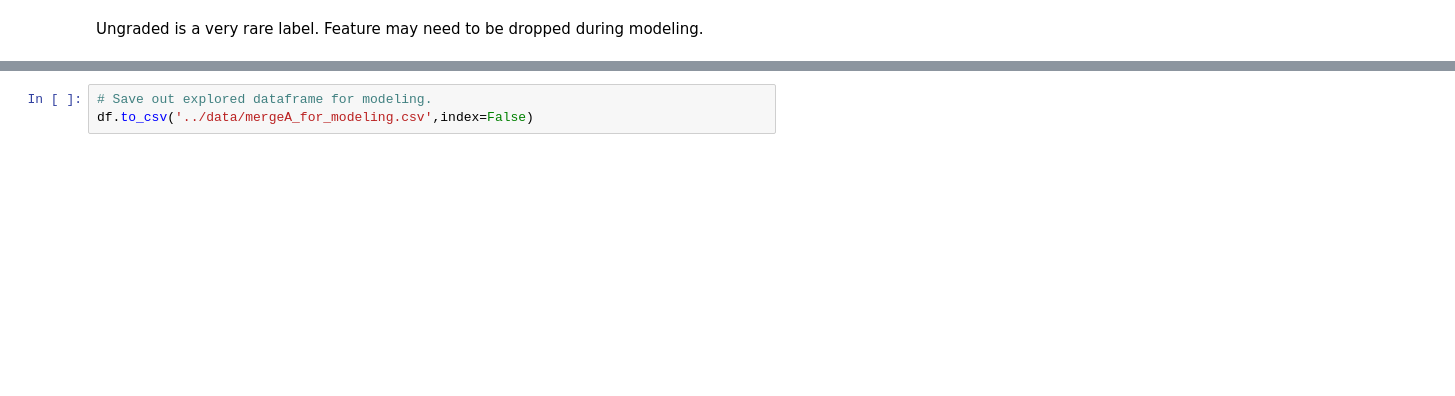
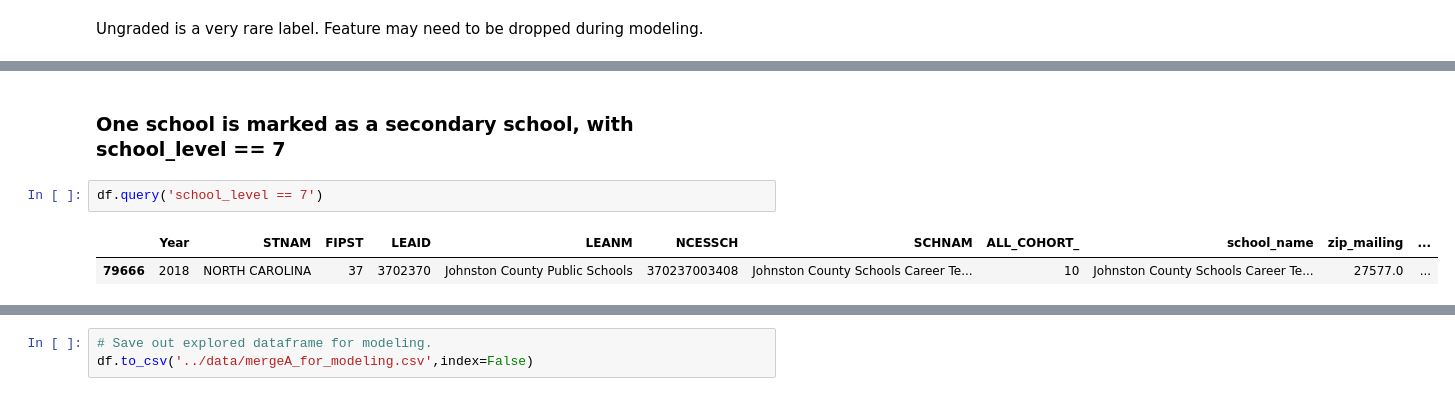
Before and after one commit to georgetown-analytics/student-outcomes, a Jupyter notebook: notebooks/eda.ipynb, the cells around one changed output, grey strips where cells are left out. Saved outputs shown, nothing was run; the diff lists cells and outputs as text; blank space fills up the shorter version.

```diff
--- a/notebooks/eda.ipynb
+++ b/notebooks/eda.ipynb
@@ -221,3 +211,10 @@ sns.pairplot(df[['school_level','school_type','charter','magnet','ALL_RATE_']])
+# %% [markdown]
+### One school is marked as a secondary school, with school_level == 7
+# %%
+df.query('school_level == 7')
+# %% [output]
+|  | Year | STNAM | FIPST | LEAID | LEANM | NCESSCH | SCHNAM | ALL_COHORT_ | school_name | zip_mailing | ... |
+| 79666 | 2018 | NORTH CAROLINA | 37 | 3702370 | Johnston County Public Schools | 370237003408 | Johnston County Schools Career Te... | 10 | Johnston County Schools Career Te... | 27577.0 | ... |
 # %%
 sns.scatterplot(x=df['lowest_grade_offered'],y=df['ALL_RATE_'])
 # %% [output]
```
Also changed, not shown: parts of 28 cells of this notebook, 14 other files.
